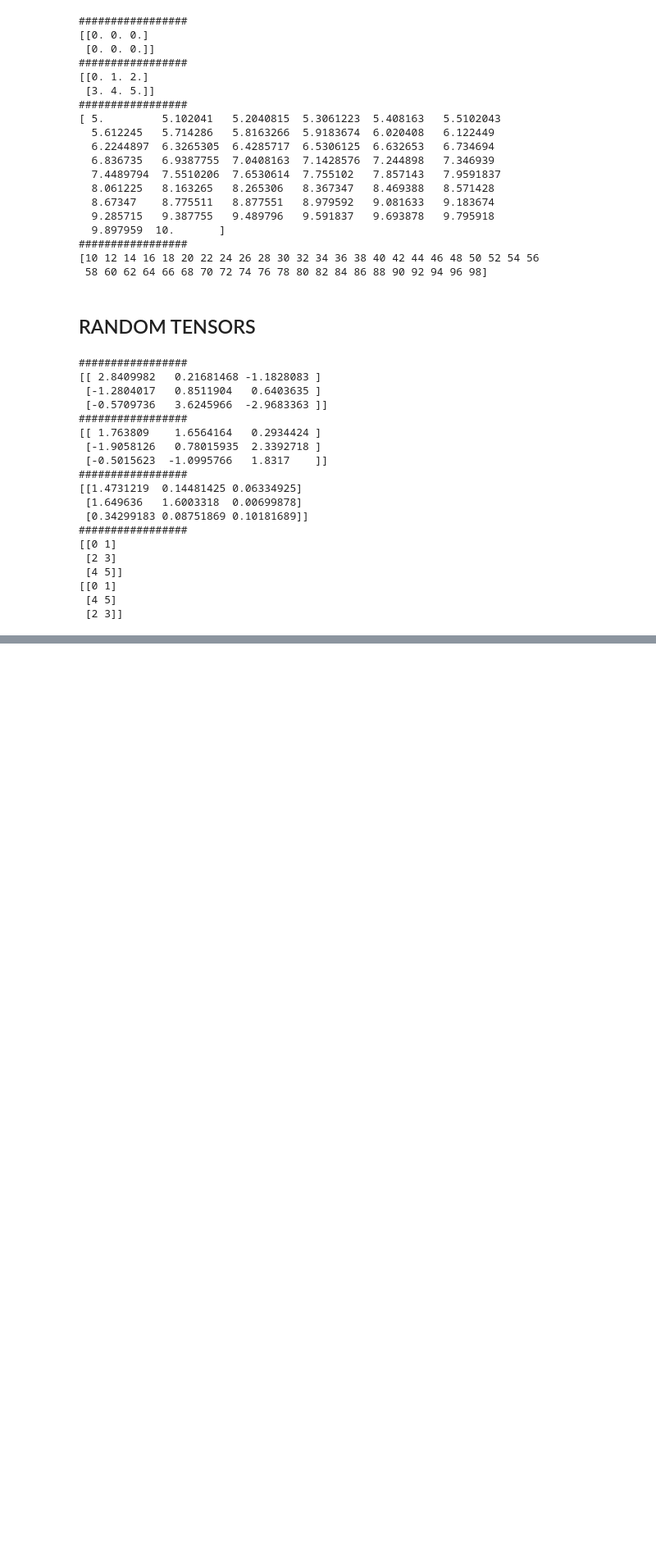
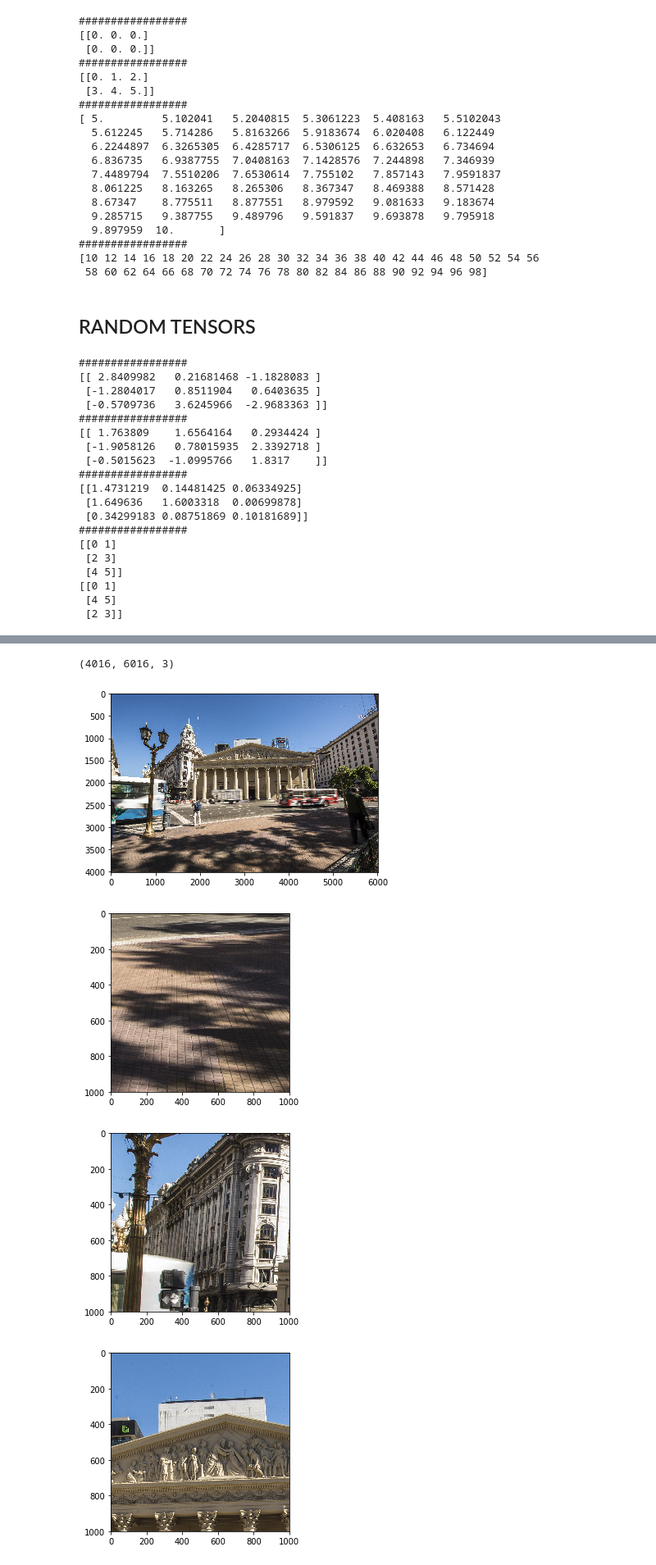
Before and after one commit to harsh306/hands_on_learning_tensorflow, a Jupyter notebook: Hands-on-learning - Week1.ipynb, the cells around one changed output, grey strips where cells are left out. Shown: that part at 82% size. Saved outputs shown, nothing was run; the diff lists cells and outputs as text; code cells hidden in the pictures; blank space fills up the shorter version.

```diff
--- a/Hands-on-learning - Week1.ipynb
+++ b/Hands-on-learning - Week1.ipynb
@@ -113,0 +117,33 @@ with tf.Session() as sess:
+# %%
+img = Image.open('../001.jpeg')
+np_img = np.asarray(img)
+np_img.shape
+# %% [output]
+(4016, 6016, 3)
+# %%
+raw_image = tf.constant(np_img)
+# %%
+image_crop  = tf.random_crop(raw_image, size=(1000,1000,3))
+# %%
+with tf.Session() as sess:
+    raw = sess.run(raw_image)
+    plt.imshow(raw)
+    plt.show()
+    a = sess.run(image_crop)
+    plt.imshow(a)
+    plt.show()
+    a = sess.run(image_crop)
+    plt.imshow(a)
+    plt.show()
+
+    a = sess.run(image_crop)
+    #p_a = pixelShuffler(image_crop)
+    #plt.imshow(p_a)
+    plt.show()
+    plt.imshow(a)
+    plt.show()
+# %% [output]
+[figure, added]
+[figure, added]
+[figure, added]
+[figure, added]
```
Also changed, not shown: parts of 5 cells of this notebook, 1 other file.
